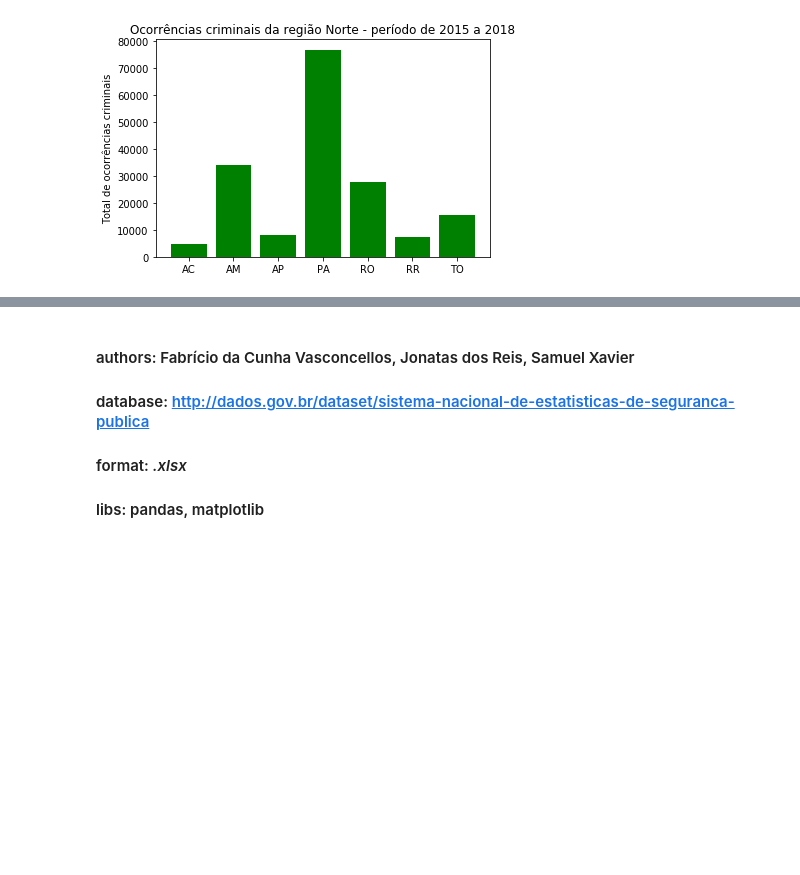
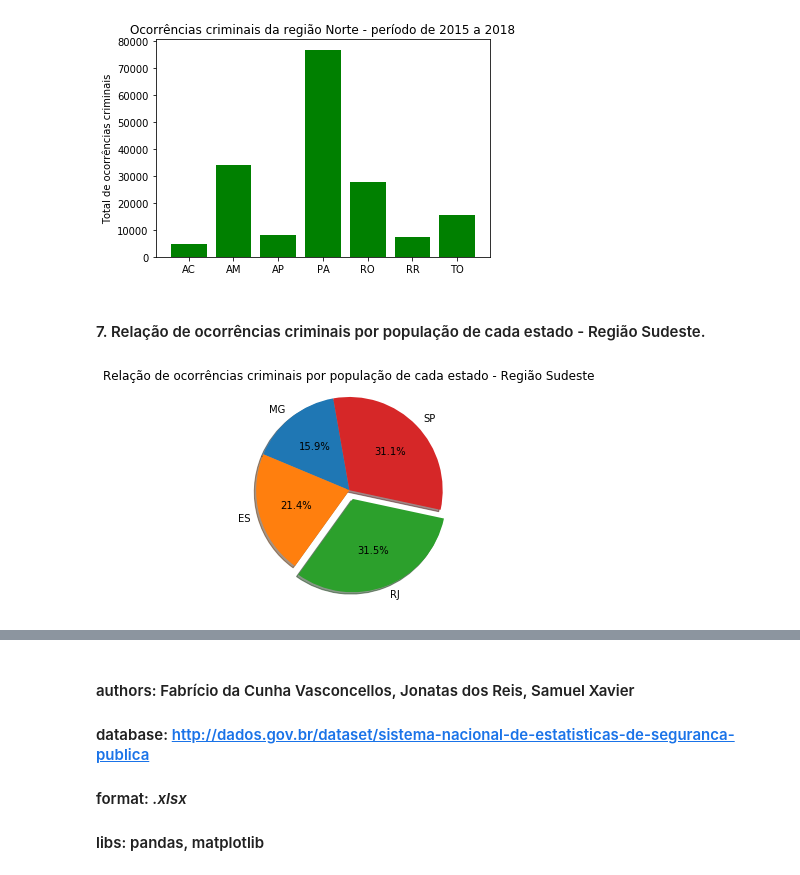
Before and after one commit to fabriciovasc/ocorrenciascriminais-py, a Jupyter notebook: EP2_AnaliseDadosPúblicos_OcorrenciasCriminais20152018.ipynb, the cells around one changed output, grey strips where cells are left out. Drawn from its saved outputs; the diff is of its cells as text; code cells hidden in the pictures; blank space fills up the shorter version.

```diff
--- a/EP2_AnaliseDadosPúblicos_OcorrenciasCriminais20152018.ipynb
+++ b/EP2_AnaliseDadosPúblicos_OcorrenciasCriminais20152018.ipynb
@@ -329,3 +436,9 @@ total_estado_norte = ac_sum, am_sum, ap_sum, pa_sum, ro_sum, rr_sum, to_sum
+# %%
+relac_sudeste = pop_sudeste['Relativo']
+relac_sul = pop_sul['Relativo']
+relac_centro = pop_centro['Relativo']
+relac_nordeste = pop_nordeste['Relativo']
+relac_norte = pop_norte['Relativo']
 # %% [markdown]
 ### 5. Atribuindo o total de cada estado para devida variável região *total_estado_"nomeregião"*.
 # %%
@@ -392,3 +505,14 @@ plt.title('Ocorrências criminais da região Norte - período de 2015 a 2018')
 plt.show()
 # %% [output]
 [figure]
+# %% [markdown]
+#### 7. Relação de ocorrências criminais por população de cada estado - Região Sudeste.
+# %%
+fig1, ax1 = plt.subplots()
+ax1.pie(relac_sudeste, explode=(0, 0, 0.1, 0), labels=sudeste_pie, autopct='%1.1f%%',
+        shadow=True, startangle=100)
+ax1.axis('equal')
+plt.title('Relação de ocorrências criminais por população de cada estado - Região Sudeste', loc='center')
+plt.show()
+# %% [output]
+[figure, added]
```
Also changed, not shown: parts of 20 cells of this notebook, 1 other file.
